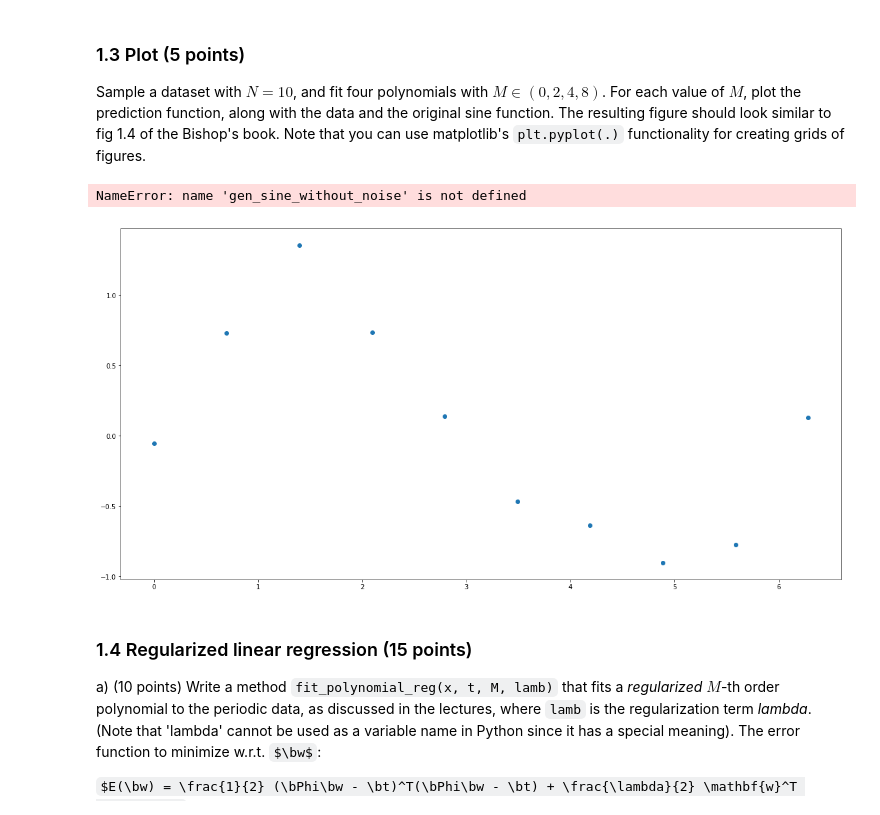
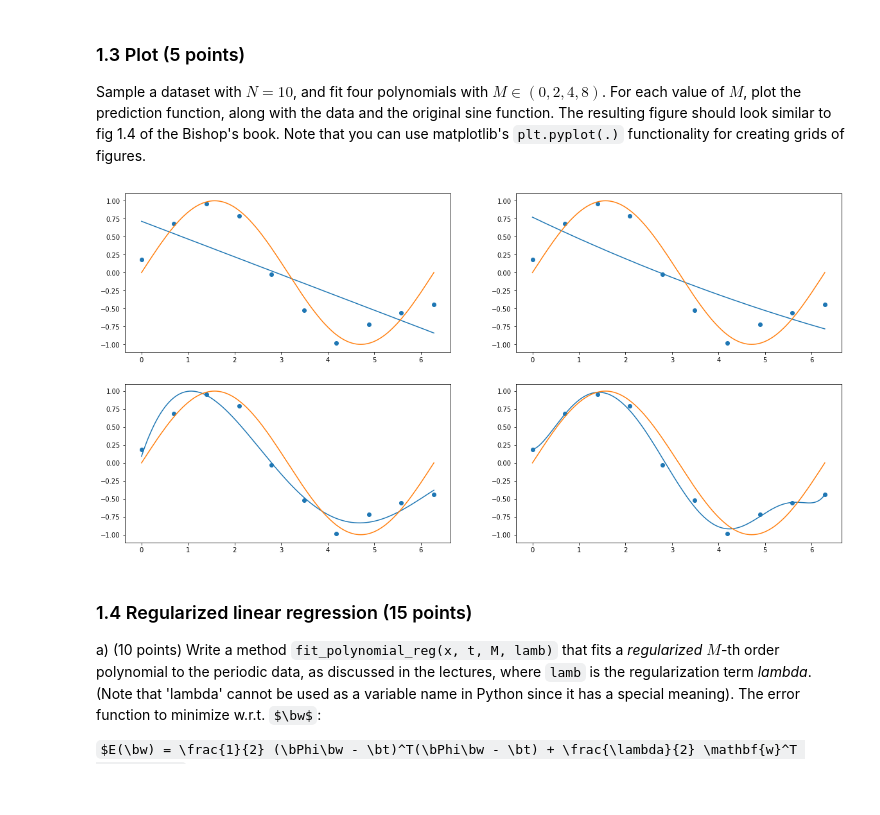
Before and after one commit to sheridavandenbent/ml1_labs, a Jupyter notebook: 10428461_12278327_lab1.ipynb, the cells around one changed output. Drawn from its saved outputs; the diff is of its cells as text; code cells hidden in the pictures; some formulas as TeX source; blank space fills up the shorter version.

```diff
--- a/10428461_12278327_lab1.ipynb
+++ b/10428461_12278327_lab1.ipynb
@@ -206,19 +206,21 @@ For each value of $M$, plot the prediction function, along with the data and the
 # %%
 # YOUR CODE HERE
 N = 10
 x, t = gen_sine(N)
-plt.scatter(x, t)
 sin_xs, sin_ts = gen_sine_without_noise(10000)
-plt.plot(sin_xs, sin_ts)
-for M in [0, 2, 4, 8]:
+line_xs = np.linspace(0, 2*np.pi, 10000)
+
+fig, axes = plt.subplots(2, 2)
+
+for i in range(4):
+    M = 2**i
     w, phi = fit_polynomial(x,t,M)
-    line_xs = np.linspace(0, 2*np.pi, 10000)
     line_phi = designmatrix(line_xs, M)
     line_ys = line_phi.dot(w)
-    plt.plot(line_xs, line_ys)
+    axes[int(i/2), i%2].plot(line_xs, line_ys, sin_xs, sin_ts)
+    axes[int(i/2), i%2].scatter(x, t)
 # %% [output]
-NameError: name 'gen_sine_without_noise' is not defined
-[figure, old version]
+[figure, new version]
 # %% [markdown]
 ### 1.4 Regularized linear regression (15 points)
 
```
Also changed, not shown: parts of 17 cells of this notebook.
